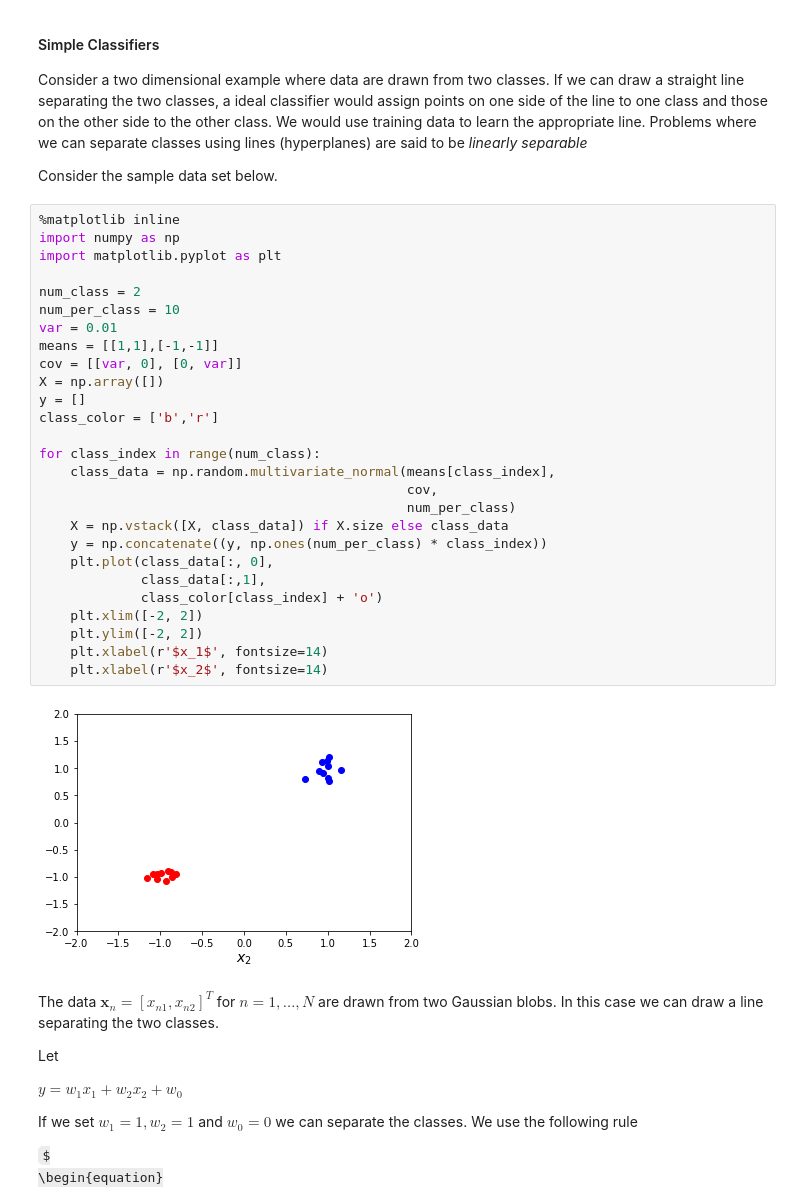
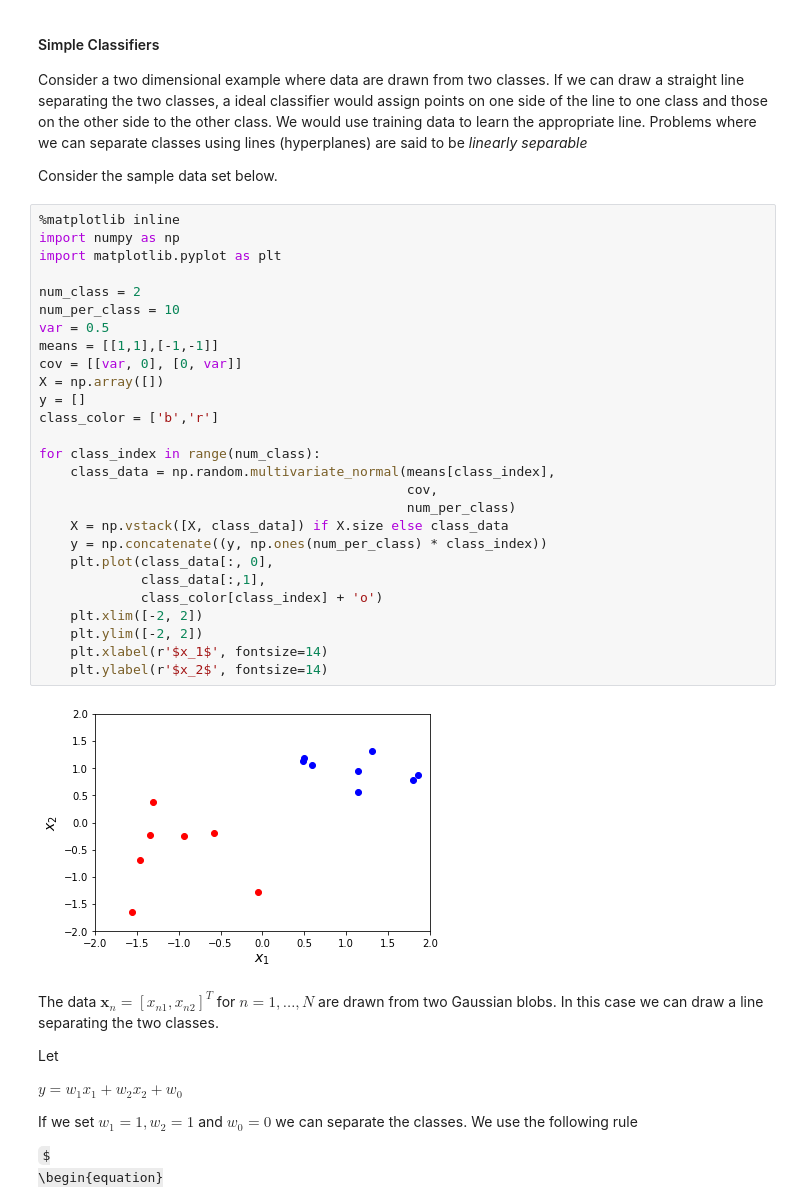
Before and after one commit to ciiram/ml-intro-notes, a Jupyter notebook: notebooks/Classification II.ipynb, the cells around one changed output. Cells and saved outputs as stored; diff of their text form; some formulas as TeX source.

```diff
--- a/notebooks/Classification II.ipynb
+++ b/notebooks/Classification II.ipynb
@@ -13,32 +13,32 @@ Consider the sample data set below.
 # %%
 %matplotlib inline
 import numpy as np
 import matplotlib.pyplot as plt
 
 num_class = 2
 num_per_class = 10
-var = 0.01
+var = 0.5
 means = [[1,1],[-1,-1]]
 cov = [[var, 0], [0, var]]
 X = np.array([])
 y = []
 class_color = ['b','r']
 
 for class_index in range(num_class):
     class_data = np.random.multivariate_normal(means[class_index],
                                                cov,
                                                num_per_class)
     X = np.vstack([X, class_data]) if X.size else class_data
     y = np.concatenate((y, np.ones(num_per_class) * class_index))
     plt.plot(class_data[:, 0],
              class_data[:,1],
              class_color[class_index] + 'o')
     plt.xlim([-2, 2])
     plt.ylim([-2, 2])
     plt.xlabel(r'$x_1$', fontsize=14)
-    plt.xlabel(r'$x_2$', fontsize=14)
+    plt.ylabel(r'$x_2$', fontsize=14)
 # %% [output]
-[figure, old version]
+[figure, new version]
 # %% [markdown]
 The data $\mathbf{x}_n = [x_{n1}, x_{n2}]^T$ for $n=1,\ldots,N$ are drawn from two Gaussian blobs. In this case we can draw a line separating the two classes.
 
```
Also changed, not shown: parts of 6 cells of this notebook.
